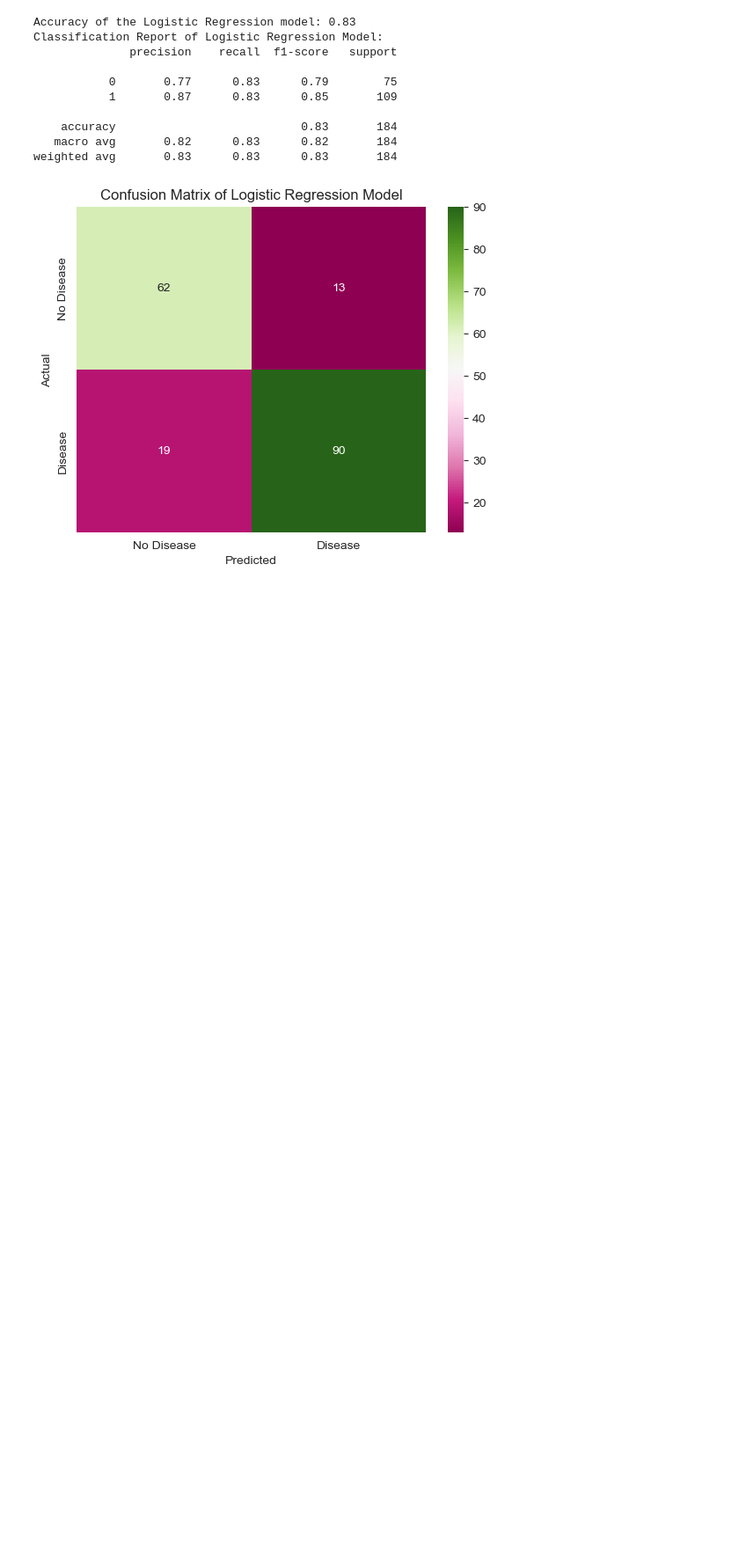
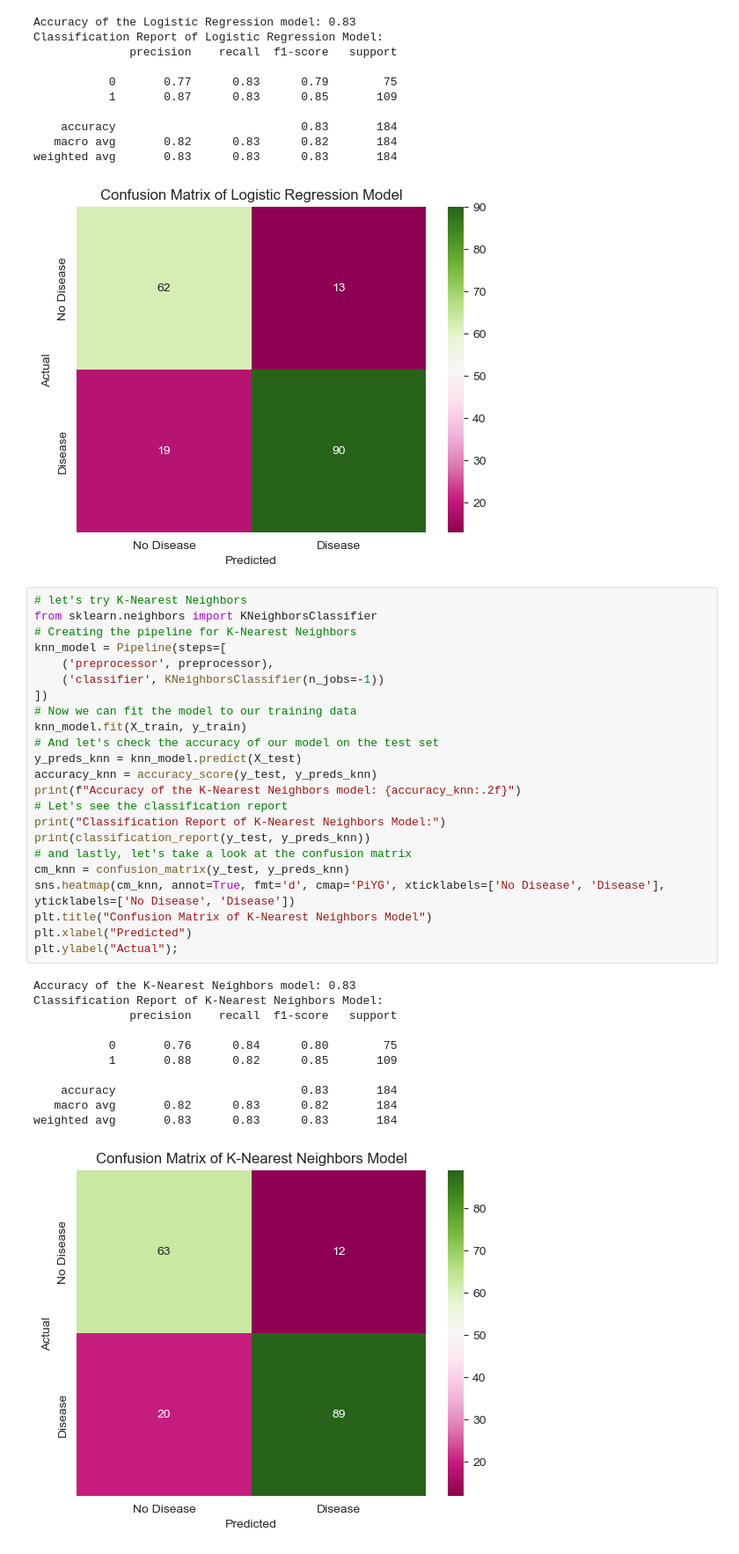
Before and after one commit to imelinc/heart-disease-project, a Jupyter notebook: heart-disease-project.ipynb, the cells around one changed output. Shown at 88% size. Saved outputs shown, nothing was run; the diff lists cells and outputs as text; blank space fills up the shorter version.

```diff
--- a/heart-disease-project.ipynb
+++ b/heart-disease-project.ipynb
@@ -626,3 +626,38 @@ Classification Report of Logistic Regression Model:
    macro avg       0.82      0.83      0.82       184
 weighted avg       0.83      0.83      0.83       184
 [figure]
+# %%
+# let's try K-Nearest Neighbors
+from sklearn.neighbors import KNeighborsClassifier
+# Creating the pipeline for K-Nearest Neighbors
+knn_model = Pipeline(steps=[
+    ('preprocessor', preprocessor),
+    ('classifier', KNeighborsClassifier(n_jobs=-1))
+])
+# Now we can fit the model to our training data
+knn_model.fit(X_train, y_train)
+# And let's check the accuracy of our model on the test set
+y_preds_knn = knn_model.predict(X_test)
+accuracy_knn = accuracy_score(y_test, y_preds_knn)
+print(f"Accuracy of the K-Nearest Neighbors model: {accuracy_knn:.2f}")
+# Let's see the classification report
+print("Classification Report of K-Nearest Neighbors Model:")
+print(classification_report(y_test, y_preds_knn))
+# and lastly, let's take a look at the confusion matrix
+cm_knn = confusion_matrix(y_test, y_preds_knn)
+sns.heatmap(cm_knn, annot=True, fmt='d', cmap='PiYG', xticklabels=['No Disease', 'Disease'], yticklabels=['No Disease', 'Disease'])
+plt.title("Confusion Matrix of K-Nearest Neighbors Model")
+plt.xlabel("Predicted")
+plt.ylabel("Actual");
+# %% [output]
+Accuracy of the K-Nearest Neighbors model: 0.83
+Classification Report of K-Nearest Neighbors Model:
+              precision    recall  f1-score   support
+
+           0       0.76      0.84      0.80        75
+           1       0.88      0.82      0.85       109
+
+    accuracy                           0.83       184
+   macro avg       0.82      0.83      0.82       184
+weighted avg       0.83      0.83      0.83       184
+[figure, added]
```
